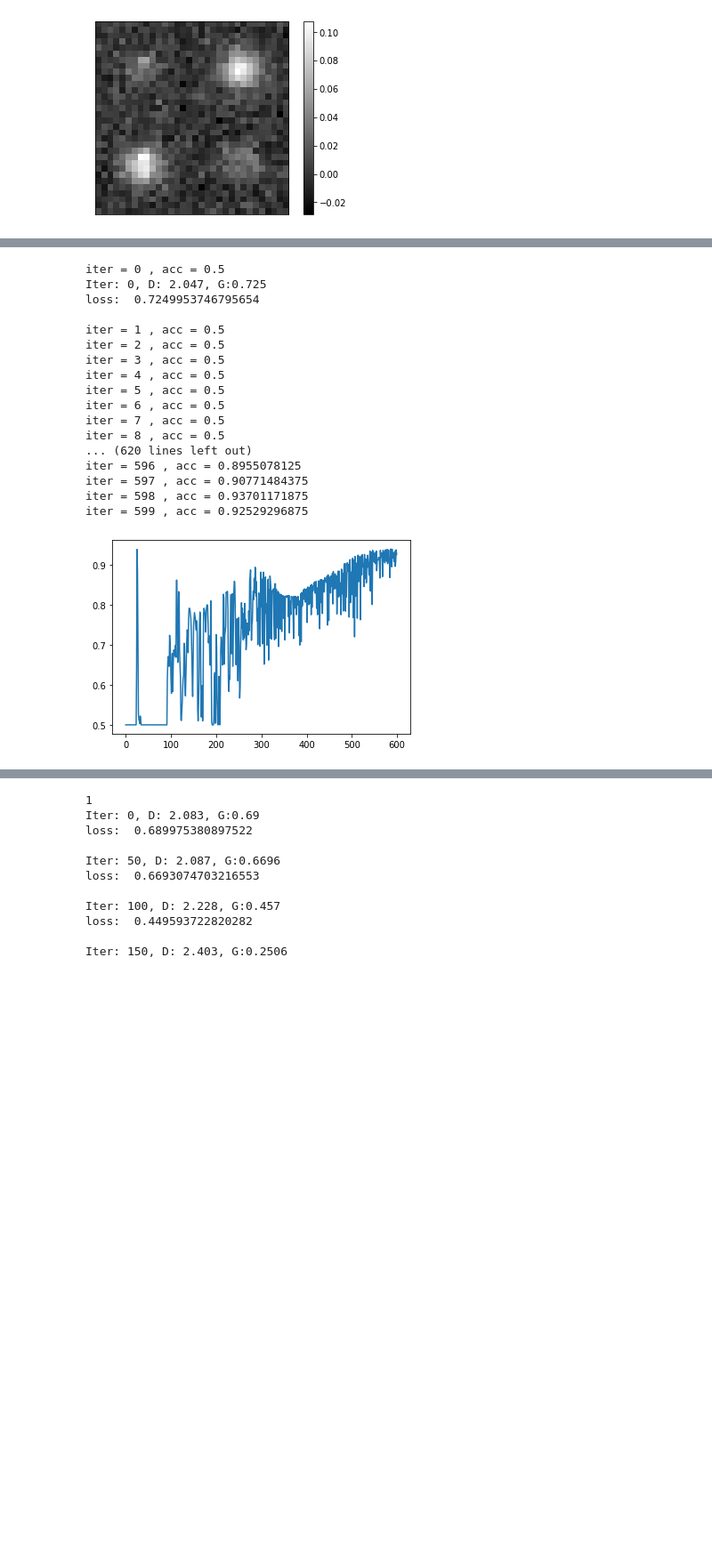
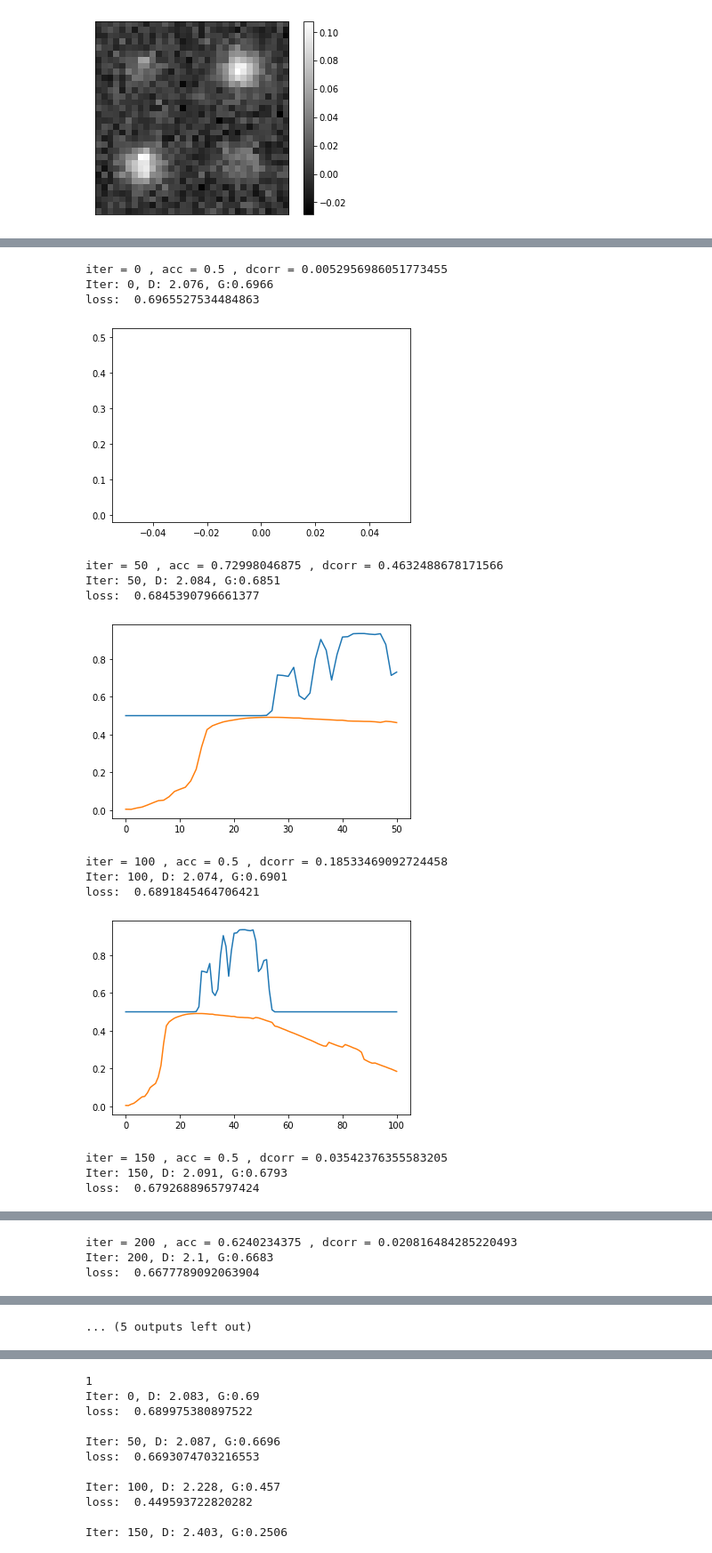
Before and after one commit to jensenhwa/NMA-GAN, a Jupyter notebook: synthetic_vspace.ipynb, the cells around one changed output, grey strips where cells are left out. Shown at 89% size. Drawn from its saved outputs; the diff is of its cells as text; code cells hidden in the pictures; blank space fills up the shorter version.

```diff
--- a/synthetic_vspace.ipynb
+++ b/synthetic_vspace.ipynb
@@ -58,43 +143,40 @@ plt.savefig('synthetic_sample.jpg', format='jpg', dpi=300)
 # %%
 from datasets.toy_data import ToyData
 from nma_gan import get_optimizer, discriminator2v, discriminator3v
 from nma_gan import encoder, discriminator_loss, generator_loss, run_v_gan
 from torch import nn
 from torch.utils.data import DataLoader
 
 device="cuda"
 batch = 512
 D2 = discriminator2v(v_len=10).to(device)
 D3 = discriminator3v(v_len=10).to(device)
 
 ENC = encoder(final_activation="none").to(device)
-FF = nn.Linear(10, 1).to(device)
+FF = nn.Sequential(nn.ReLU(), nn.Linear(10, 1)).to(device)
 
 data_train = ToyData(device=device, N=1024)
 loader_train = DataLoader(data_train, batch_size=batch,
                           shuffle=True, drop_last=True)
 
 D_solver = get_optimizer(nn.ModuleList([D2, D3]))
 G_solver = get_optimizer(nn.ModuleList([ENC, FF]))
 
 D2, D3, ENC, FF = run_v_gan(loader_train, D2, D3, ENC, FF, D_solver, G_solver, discriminator_loss,
-                      device, batch_size=batch, show_every=50, num_epochs=150, l=25, acc_data=data_train)
+                      device, batch_size=batch, show_every=50, num_epochs=100, l=30, acc_data=data_train, name="v_space_30")
 # %% [output]
-iter = 0 , acc = 0.5
-Iter: 0, D: 2.047, G:0.725
-loss:  0.7249953746795654
-
-iter = 1 , acc = 0.5
-iter = 2 , acc = 0.5
-iter = 3 , acc = 0.5
-iter = 4 , acc = 0.5
-iter = 5 , acc = 0.5
-iter = 6 , acc = 0.5
-iter = 7 , acc = 0.5
-iter = 8 , acc = 0.5
-... (620 lines left out)
-iter = 596 , acc = 0.8955078125
-iter = 597 , acc = 0.90771484375
-iter = 598 , acc = 0.93701171875
-iter = 599 , acc = 0.92529296875
+iter = 0 , acc = 0.5 , dcorr = 0.0052956986051773455
+Iter: 0, D: 2.076, G:0.6966
+loss:  0.6965527534484863
-[figure, old version]
+[figure, new version]
+iter = 50 , acc = 0.72998046875 , dcorr = 0.4632488678171566
+Iter: 50, D: 2.084, G:0.6851
+loss:  0.6845390796661377
+[figure, added]
+iter = 100 , acc = 0.5 , dcorr = 0.18533469092724458
+Iter: 100, D: 2.074, G:0.6901
+loss:  0.6891845464706421
+[figure, added]
+iter = 150 , acc = 0.5 , dcorr = 0.03542376355583205
+Iter: 150, D: 2.091, G:0.6793
+loss:  0.6792688965797424
@@ -100,0 +184,3 @@ iter = 599 , acc = 0.92529296875
+iter = 200 , acc = 0.6240234375 , dcorr = 0.020816484285220493
+Iter: 200, D: 2.1, G:0.6683
+loss:  0.6677789092063904
@@ -100,0 +192 @@ iter = 599 , acc = 0.92529296875
+... (5 outputs left out)
```
Also changed, not shown: parts of 6 cells of this notebook, 1 other file.
